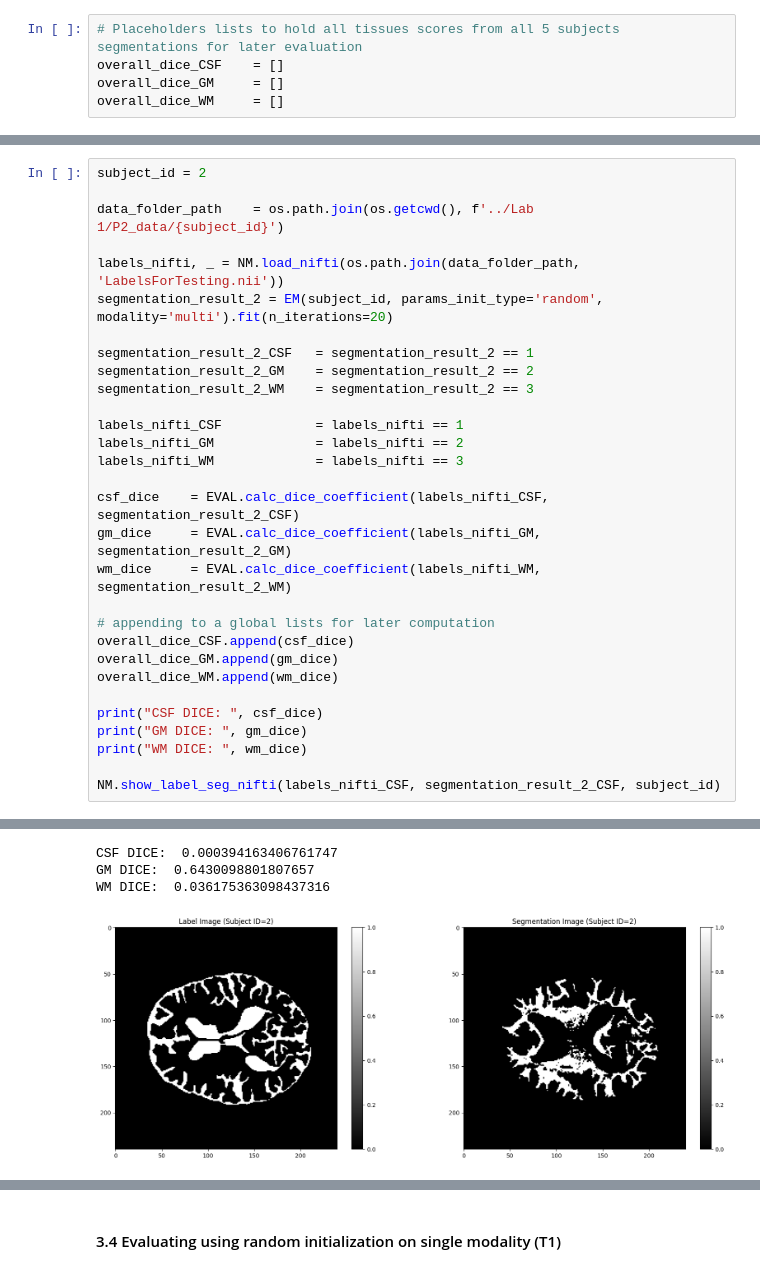
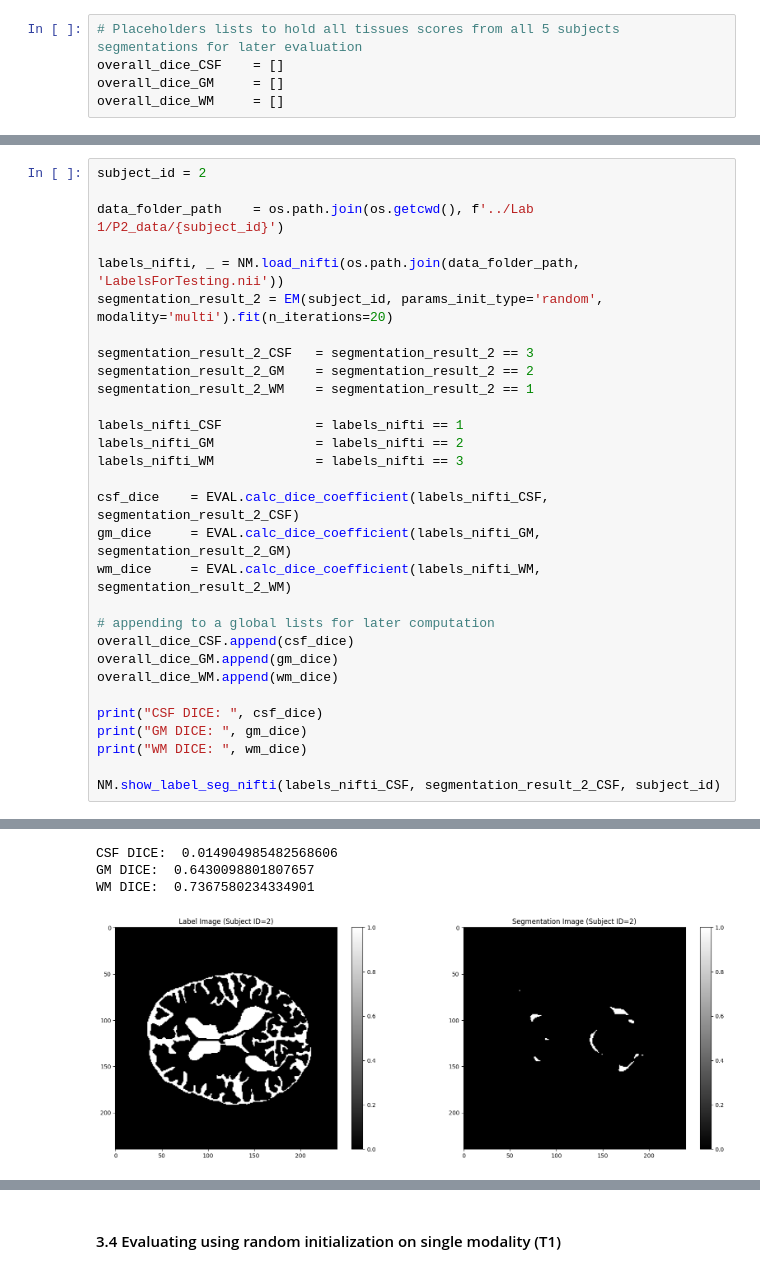
Before and after one commit to abdel-habib/medical-image-segmentation-and-applications, a Jupyter notebook: Lab 2/EM Algorithm Full Implementation.ipynb, the cells around one changed output, grey strips where cells are left out. Drawn from its saved outputs; the diff is of its cells as text.

```diff
--- a/Lab 2/EM Algorithm Full Implementation.ipynb
+++ b/Lab 2/EM Algorithm Full Implementation.ipynb
@@ -976,9 +979,9 @@ data_folder_path    = os.path.join(os.getcwd(), f'../Lab 1/P2_data/{subject_id}'
 labels_nifti, _ = NM.load_nifti(os.path.join(data_folder_path, 'LabelsForTesting.nii'))
 segmentation_result_2 = EM(subject_id, params_init_type='random', modality='multi').fit(n_iterations=20)
 
-segmentation_result_2_CSF   = segmentation_result_2 == 1
+segmentation_result_2_CSF   = segmentation_result_2 == 3
 segmentation_result_2_GM    = segmentation_result_2 == 2
-segmentation_result_2_WM    = segmentation_result_2 == 3
+segmentation_result_2_WM    = segmentation_result_2 == 1
 
 labels_nifti_CSF            = labels_nifti == 1
 labels_nifti_GM             = labels_nifti == 2
@@ -1006,10 +1009,10 @@ NM.show_label_seg_nifti(labels_nifti_CSF, segmentation_result_2_CSF, subject_id)
  `correct_pred_labels` function modifies the labels based on prior knowledge for only the 5 subjects, and not standardised to all brain tissue segmentation
  mask labels. It is not mandatory to correct the prediction labels, as it is implemented for this specific task and it is performed on the segmented result of the algorithm.
 To hide this warning and not correct the labels, set `correct_labels` to False while fitting.
-CSF DICE:  0.000394163406761747
+CSF DICE:  0.014904985482568606
 GM DICE:  0.6430098801807657
-WM DICE:  0.036175363098437316
+WM DICE:  0.7367580234334901
-[figure, old version]
+[figure, new version]
 # %%
 subject_id = 3
 
```
Also changed, not shown: parts of 27 cells of this notebook, 3 other files.
